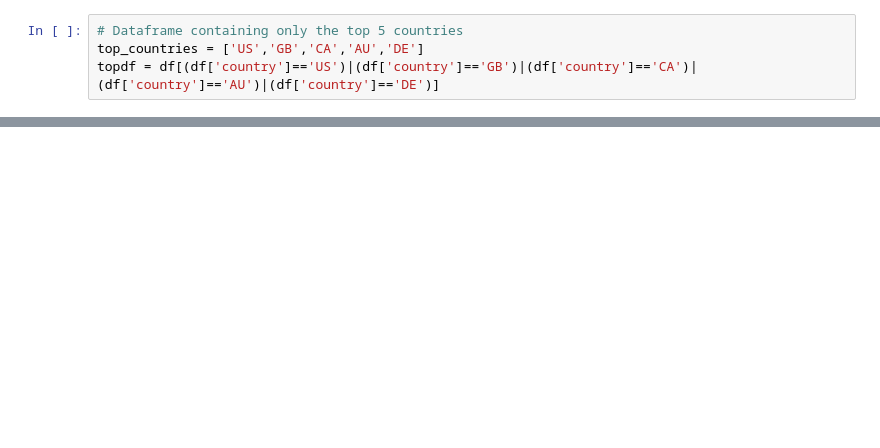
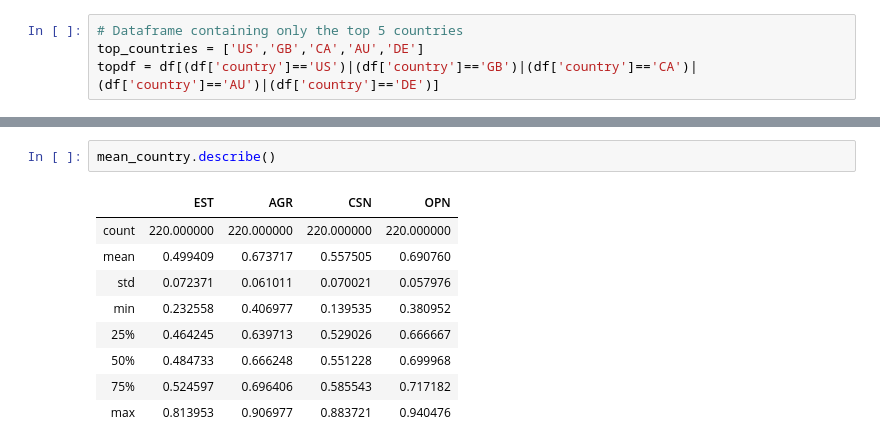
Before and after one commit to com-480-data-visualization/com-480-project-tadaviz, a Jupyter notebook: preprocessing.ipynb, the cells around one changed output, grey strips where cells are left out. Cells and saved outputs as stored; diff of their text form; blank space fills up the shorter version.

```diff
--- a/preprocessing.ipynb
+++ b/preprocessing.ipynb
@@ -247,0 +252,12 @@ topdf = df[(df['country']=='US')|(df['country']=='GB')|(df['country']=='CA')|(df
+# %%
+mean_country.describe()
+# %% [output]
+|  | EST | AGR | CSN | OPN |
+| count | 220.000000 | 220.000000 | 220.000000 | 220.000000 |
+| mean | 0.499409 | 0.673717 | 0.557505 | 0.690760 |
+| std | 0.072371 | 0.061011 | 0.070021 | 0.057976 |
+| min | 0.232558 | 0.406977 | 0.139535 | 0.380952 |
+| 25% | 0.464245 | 0.639713 | 0.529026 | 0.666667 |
+| 50% | 0.484733 | 0.666248 | 0.551228 | 0.699968 |
+| 75% | 0.524597 | 0.696406 | 0.585543 | 0.717182 |
+| max | 0.813953 | 0.906977 | 0.883721 | 0.940476 |
```
Also changed, not shown: parts of 7 cells of this notebook, 1 other file.
